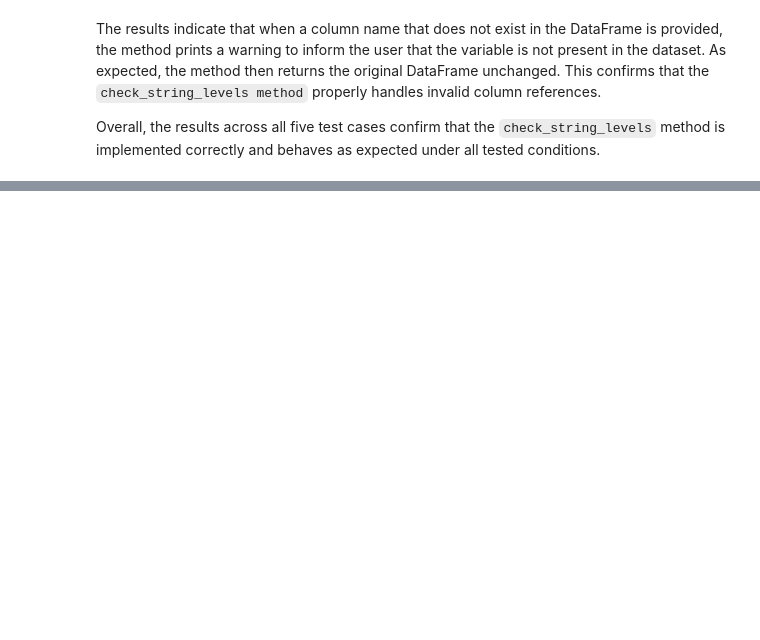
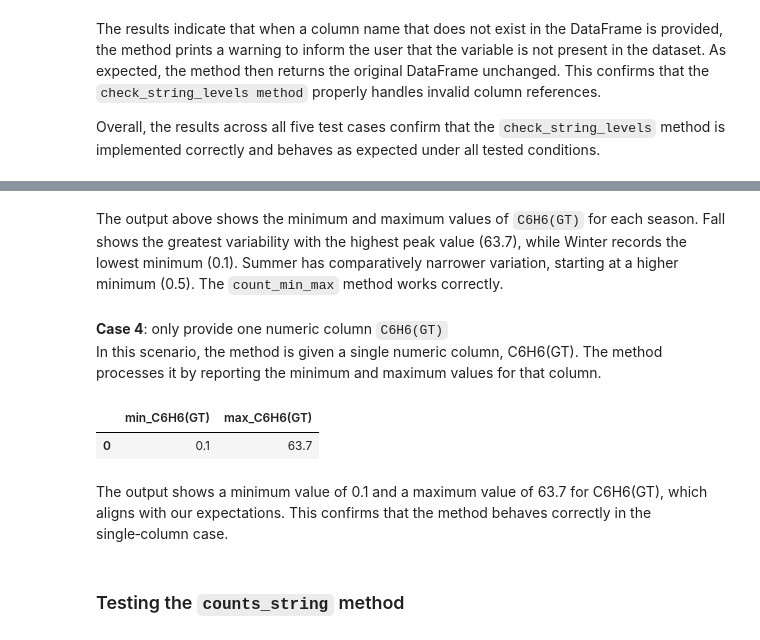
Before and after one commit to hzhoujoy/ST554_Project2, a Jupyter notebook: project2.ipynb, the cells around one changed output, grey strips where cells are left out. Drawn from its saved outputs; the diff is of its cells as text; code cells hidden in the pictures; blank space fills up the shorter version.

```diff
--- a/project2.ipynb
+++ b/project2.ipynb
@@ -493,3 +723,19 @@ Overall, the results across all five test cases confirm that the `check_string_l
+# %% [markdown]
+The output above shows the minimum and maximum values of `C6H6(GT)` for each season. Fall shows the greatest variability with the highest peak value (63.7), while Winter records the lowest minimum (0.1). Summer has comparatively narrower variation, starting at a higher minimum (0.5). The `count_min_max` method works correctly.
+# %% [markdown]
+**Case 4**: only provide one numeric column `C6H6(GT)`
+In this scenario, the method is given a single numeric column, C6H6(GT). The method processes it by reporting the minimum and maximum values for that column.
+# %%
+#case 4: check C6H6(GT)
+check = df3_check.count_min_max(column = 'C6H6(GT)')
+check
+# %% [output]
+|  | min_C6H6(GT) | max_C6H6(GT) |
+| 0 | 0.1 | 63.7 |
+# %% [markdown]
+The output shows a minimum value of 0.1 and a maximum value of 63.7 for C6H6(GT), which aligns with our expectations. This confirms that the method behaves correctly in the single‑column case.
+# %% [markdown]
+### Testing the `counts_string` method
 # %%
 import pandas as pd
 import numpy as np
```
Also changed, not shown: parts of 33 cells of this notebook.
